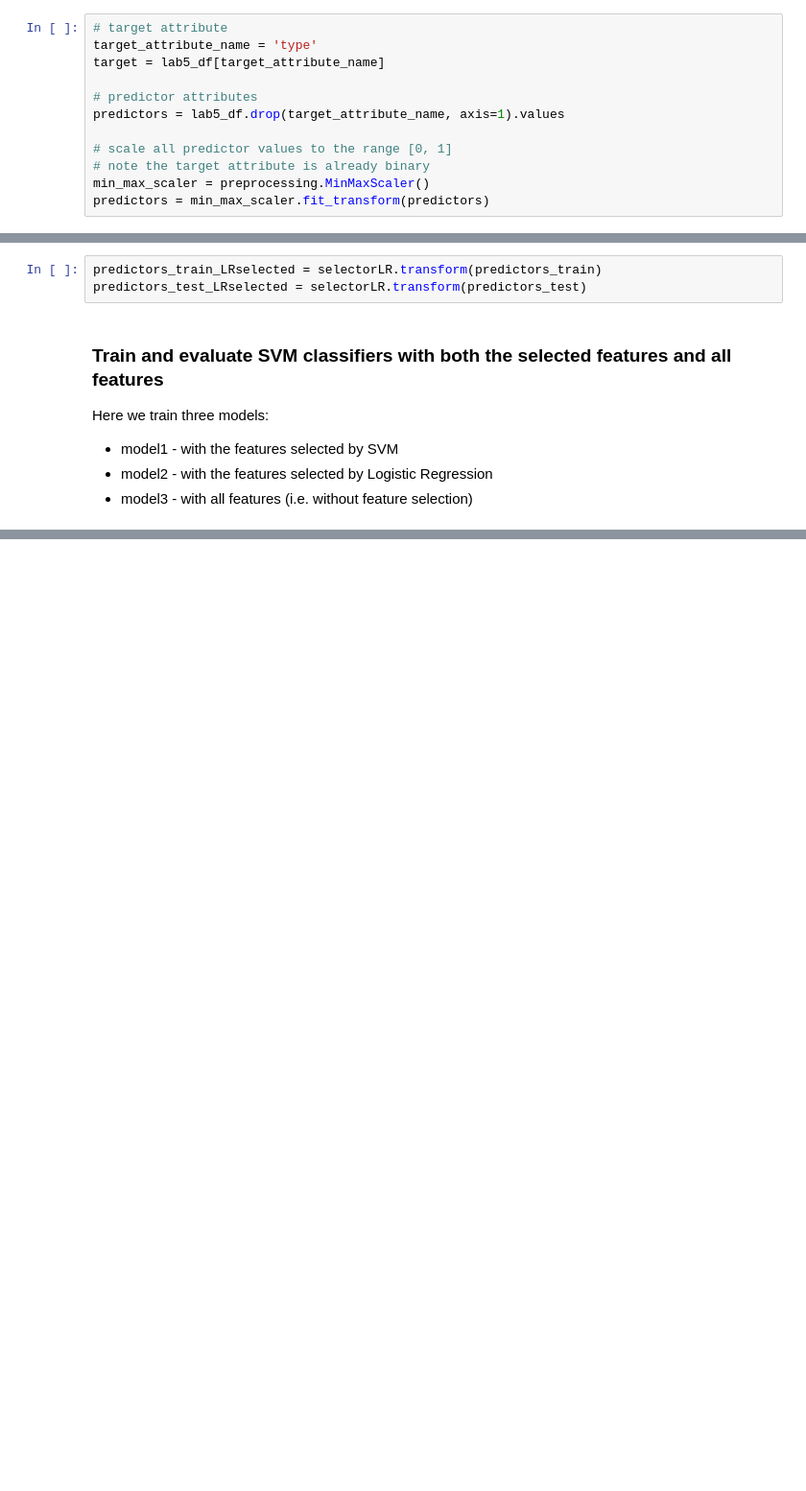
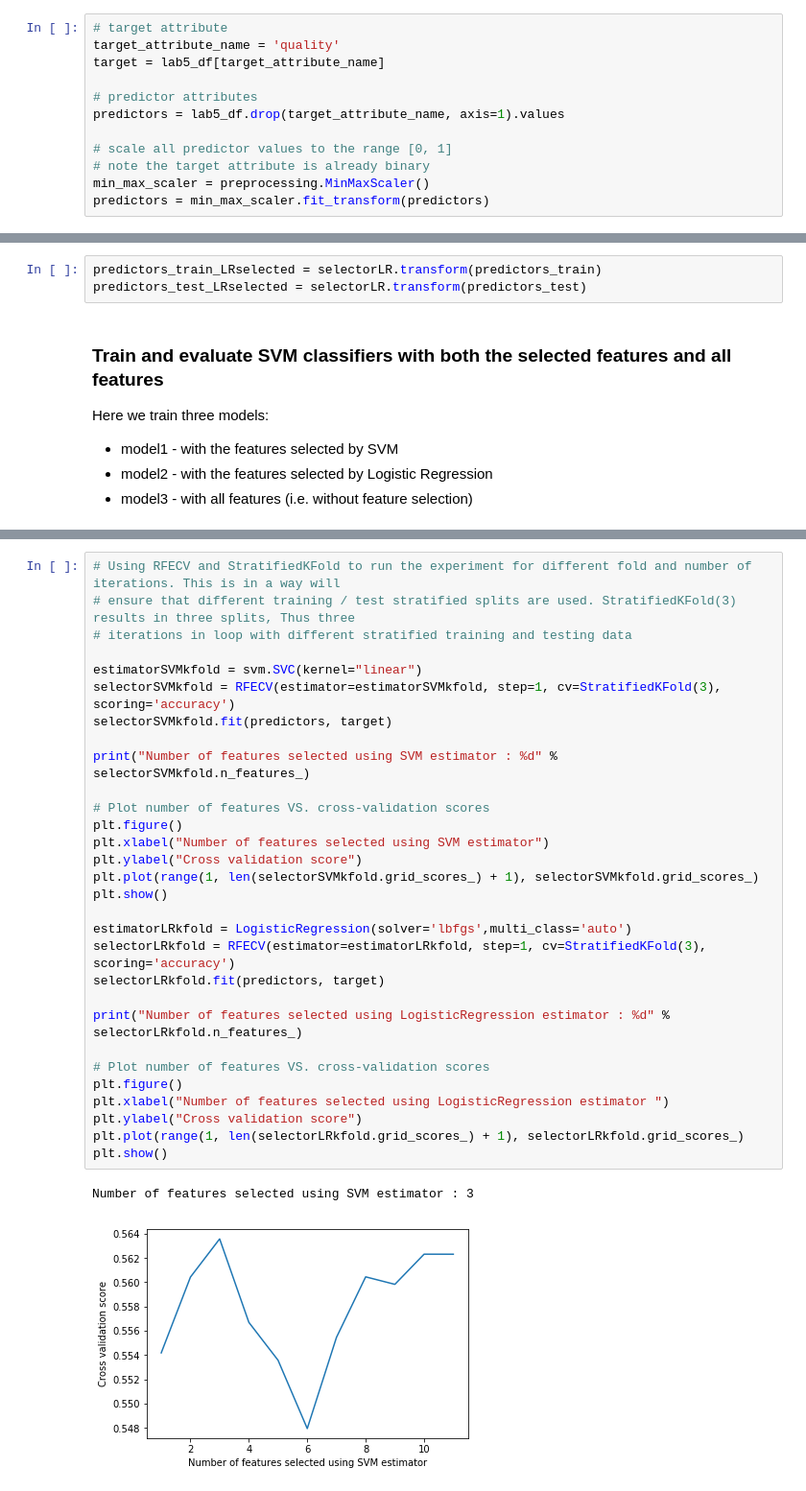
Before and after one commit to vipulpopat/MSCAI_Sem1_Etivity5, a Jupyter notebook: Etivity5-Feature Selection.ipynb, the cells around one changed output, grey strips where cells are left out. Shown: that part at 96% size. Drawn from its saved outputs; the diff is of its cells as text; blank space fills up the shorter version.

```diff
--- a/Etivity5-Feature Selection.ipynb
+++ b/Etivity5-Feature Selection.ipynb
@@ -47,6 +63,6 @@ lab5_df.describe()
 # %%
 # target attribute
-target_attribute_name = 'type'
+target_attribute_name = 'quality'
 target = lab5_df[target_attribute_name]
 
 # predictor attributes
@@ -137,0 +156,33 @@ To get more accurate results, accounting for the variance in the results, it is
+# %%
+# Using RFECV and StratifiedKFold to run the experiment for different fold and number of iterations. This is in a way will
+# ensure that different training / test stratified splits are used. StratifiedKFold(3) results in three splits, Thus three
+# iterations in loop with different stratified training and testing data
+
+estimatorSVMkfold = svm.SVC(kernel="linear")
+selectorSVMkfold = RFECV(estimator=estimatorSVMkfold, step=1, cv=StratifiedKFold(3), scoring='accuracy')
+selectorSVMkfold.fit(predictors, target)
+
+print("Number of features selected using SVM estimator : %d" % selectorSVMkfold.n_features_)
+
+# Plot number of features VS. cross-validation scores
+plt.figure()
+plt.xlabel("Number of features selected using SVM estimator")
+plt.ylabel("Cross validation score")
+plt.plot(range(1, len(selectorSVMkfold.grid_scores_) + 1), selectorSVMkfold.grid_scores_)
+plt.show()
+
+estimatorLRkfold = LogisticRegression(solver='lbfgs',multi_class='auto')
+selectorLRkfold = RFECV(estimator=estimatorLRkfold, step=1, cv=StratifiedKFold(3), scoring='accuracy')
+selectorLRkfold.fit(predictors, target)
+
+print("Number of features selected using LogisticRegression estimator : %d" % selectorLRkfold.n_features_)
+
+# Plot number of features VS. cross-validation scores
+plt.figure()
+plt.xlabel("Number of features selected using LogisticRegression estimator ")
+plt.ylabel("Cross validation score")
+plt.plot(range(1, len(selectorLRkfold.grid_scores_) + 1), selectorLRkfold.grid_scores_)
+plt.show()
+# %% [output]
+Number of features selected using SVM estimator : 3
+[figure, added]
```
Also changed, not shown: parts of 21 cells of this notebook.
